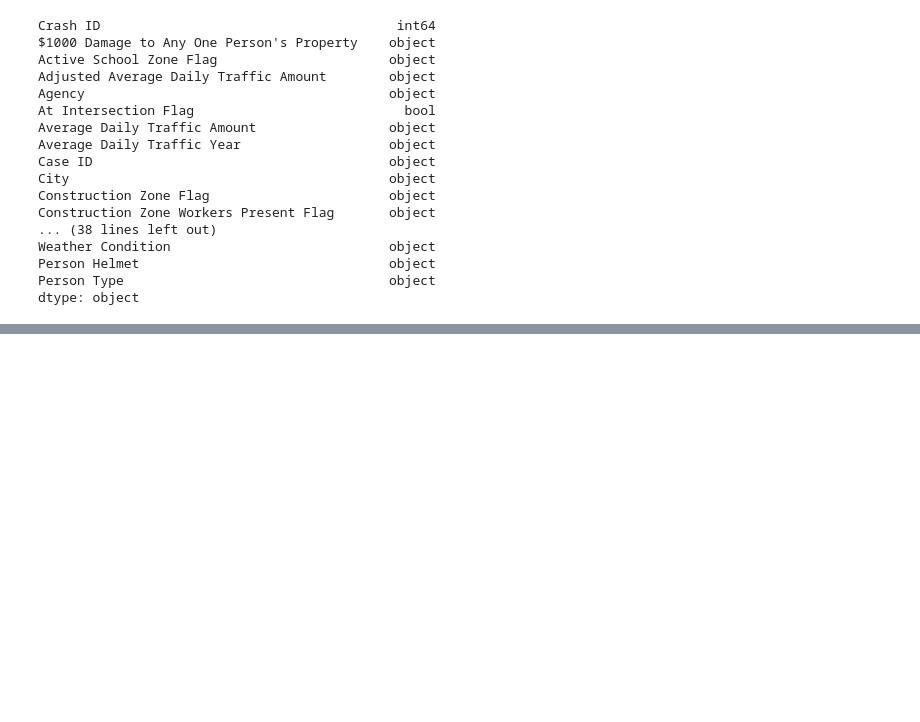
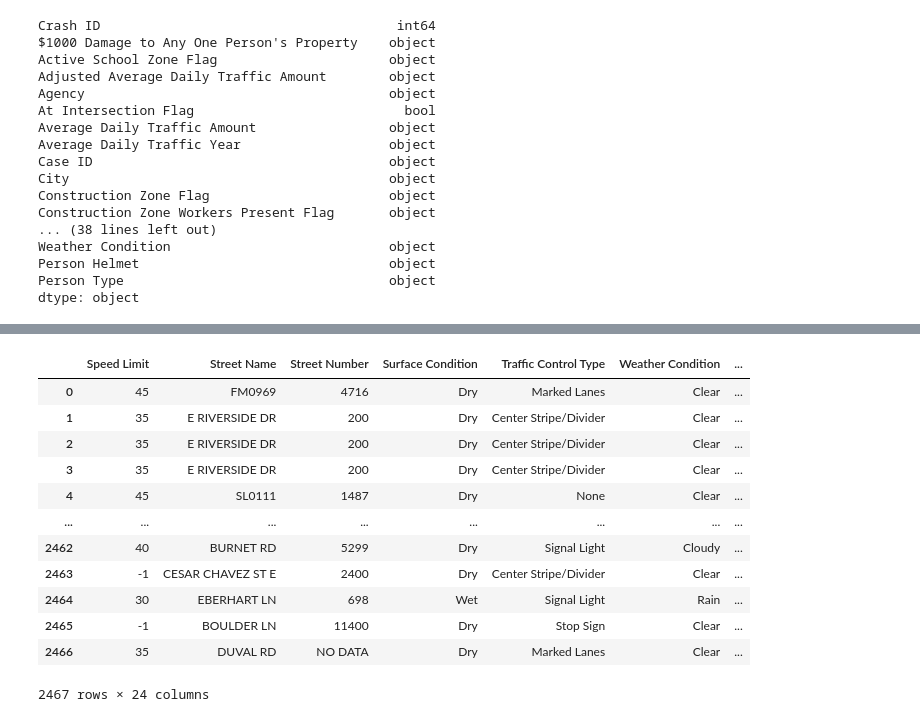
Before and after one commit to soonkienyuan/data-wrangling-school-project, a Jupyter notebook: phase 1.ipynb, the cells around one changed output, grey strips where cells are left out. Saved outputs shown, nothing was run; the diff lists cells and outputs as text; code cells hidden in the pictures; blank space fills up the shorter version.

```diff
--- a/phase 1.ipynb
+++ b/phase 1.ipynb
@@ -84,0 +143,16 @@ super_grp
+# %%
+dataset.loc[:, list(super_grp["road_cond"])]
+# %% [output]
+|  | Speed Limit | Street Name | Street Number | Surface Condition | Traffic Control Type | Weather Condition | ... |
+| 0 | 45 | FM0969 | 4716 | Dry | Marked Lanes | Clear | ... |
+| 1 | 35 | E RIVERSIDE DR | 200 | Dry | Center Stripe/Divider | Clear | ... |
+| 2 | 35 | E RIVERSIDE DR | 200 | Dry | Center Stripe/Divider | Clear | ... |
+| 3 | 35 | E RIVERSIDE DR | 200 | Dry | Center Stripe/Divider | Clear | ... |
+| 4 | 45 | SL0111 | 1487 | Dry | None | Clear | ... |
+| ... | ... | ... | ... | ... | ... | ... | ... |
+| 2462 | 40 | BURNET RD | 5299 | Dry | Signal Light | Cloudy | ... |
+| 2463 | -1 | CESAR CHAVEZ ST E | 2400 | Dry | Center Stripe/Divider | Clear | ... |
+| 2464 | 30 | EBERHART LN | 698 | Wet | Signal Light | Rain | ... |
+| 2465 | -1 | BOULDER LN | 11400 | Dry | Stop Sign | Clear | ... |
+| 2466 | 35 | DUVAL RD | NO DATA | Dry | Marked Lanes | Clear | ... |
+2467 rows × 24 columns
```
Also changed, not shown: parts of 6 cells of this notebook, 1 other file.
